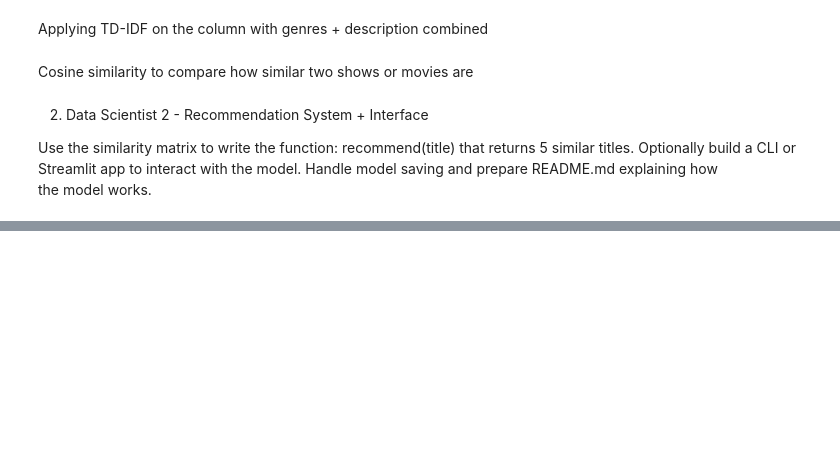
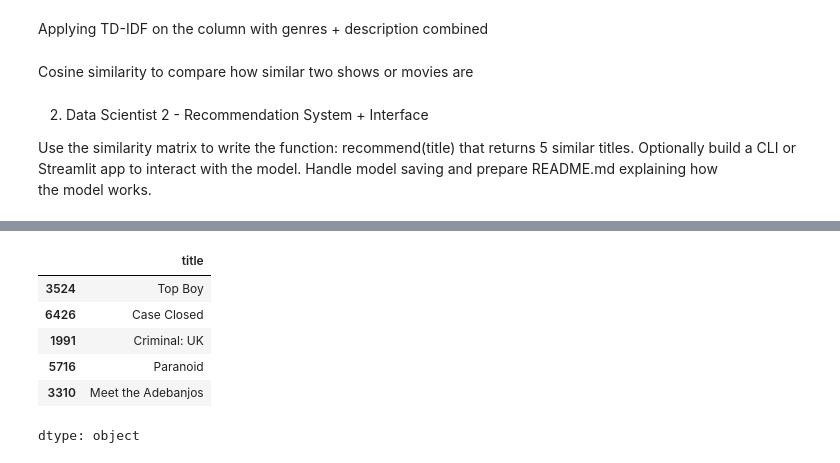
Before and after one commit to TharinsaMudalige/Netflix-Intelligence-Insights-and-Recommendations, a Jupyter notebook: Netflix_Intelligence_–_Insights_&_Recommendations.ipynb, the cells around one changed output, grey strips where cells are left out. Cells and saved outputs as stored; diff of their text form; code cells hidden in the pictures; blank space fills up the shorter version.

```diff
--- a/Netflix_Intelligence_–_Insights_&_Recommendations.ipynb
+++ b/Netflix_Intelligence_–_Insights_&_Recommendations.ipynb
@@ -561,0 +574,10 @@ def get_recommendations(title, cosine_sim=cosine_sim):
+# %%
+get_recommendations("Sherlock")
+# %% [output]
+|  | title |
+| 3524 | Top Boy |
+| 6426 | Case Closed |
+| 1991 | Criminal: UK |
+| 5716 | Paranoid |
+| 3310 | Meet the Adebanjos |
+dtype: object
```
Also changed, not shown: parts of 5 cells of this notebook.
